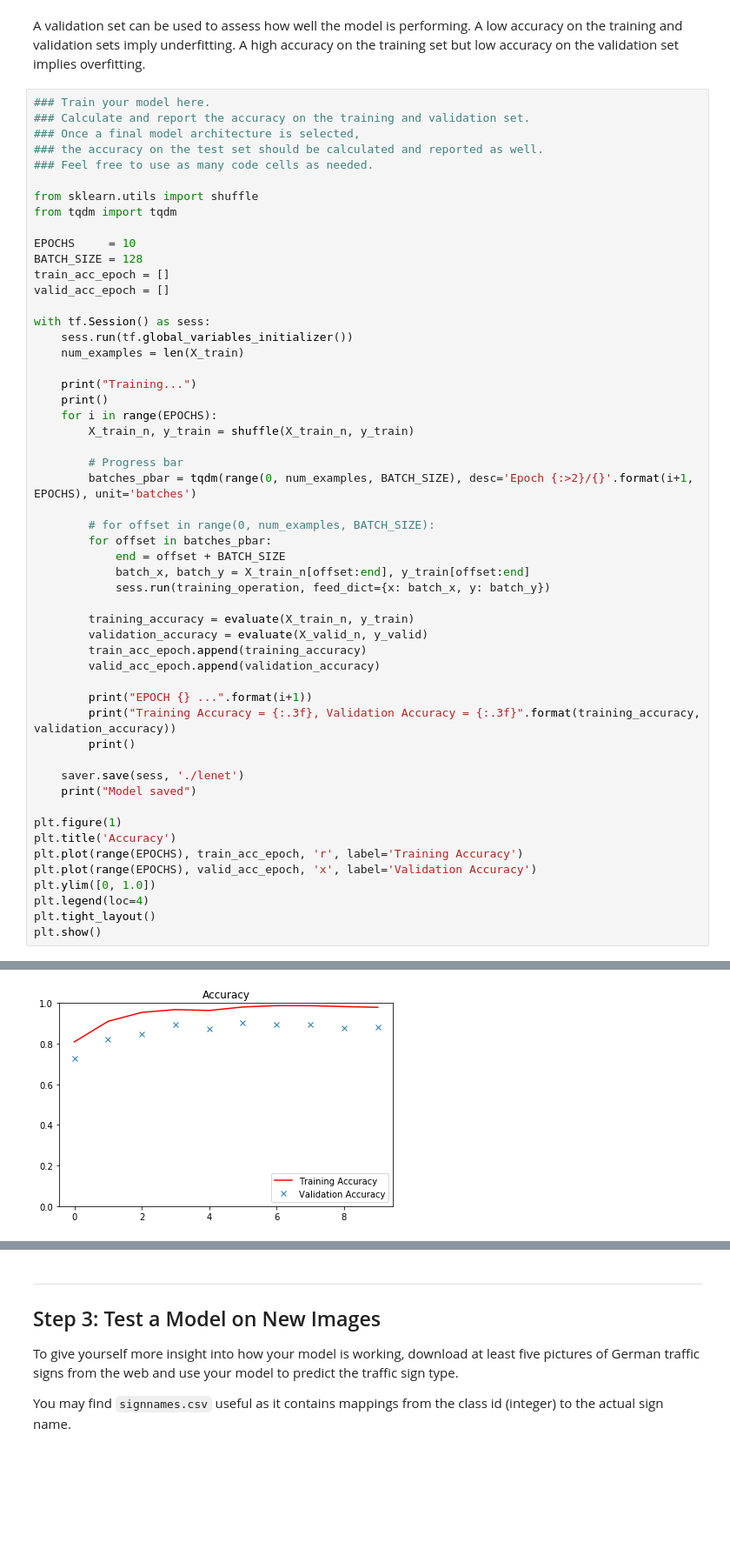
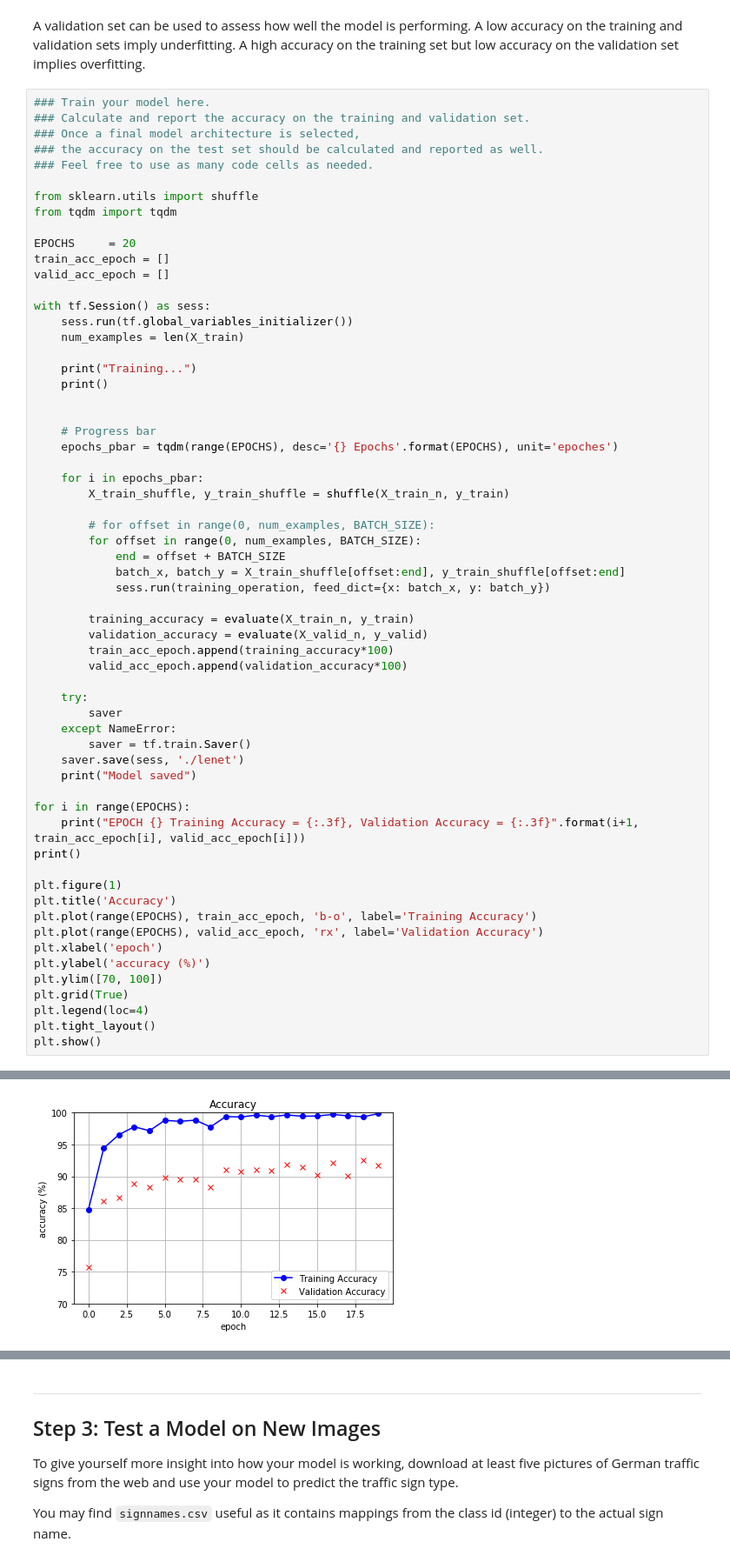
Before and after one commit to tjphoton/CarND, a Jupyter notebook: CarND-Traffic-Sign-Classifier-Project/Traffic_Sign_Classifier.ipynb, the cells around one changed output, grey strips where cells are left out. Shown at 87% size. Drawn from its saved outputs; the diff is of its cells as text; blank space fills up the shorter version.

```diff
--- a/CarND-Traffic-Sign-Classifier-Project/Traffic_Sign_Classifier.ipynb
+++ b/CarND-Traffic-Sign-Classifier-Project/Traffic_Sign_Classifier.ipynb
@@ -278,8 +345,7 @@ sets imply underfitting. A high accuracy on the training set but low accuracy on
 from sklearn.utils import shuffle
 from tqdm import tqdm
 
-EPOCHS     = 10
-BATCH_SIZE = 128
+EPOCHS     = 20
 train_acc_epoch = []
 valid_acc_epoch = []
 
@@ -289,35 +355,44 @@ with tf.Session() as sess:
 
     print("Training...")
     print()
-    for i in range(EPOCHS):
-        X_train_n, y_train = shuffle(X_train_n, y_train)
 
-        # Progress bar
-        batches_pbar = tqdm(range(0, num_examples, BATCH_SIZE), desc='Epoch {:>2}/{}'.format(i+1, EPOCHS), unit='batches')
+
+    # Progress bar
+    epochs_pbar = tqdm(range(EPOCHS), desc='{} Epochs'.format(EPOCHS), unit='epoches')
+
+    for i in epochs_pbar:
+        X_train_shuffle, y_train_shuffle = shuffle(X_train_n, y_train)
 
         # for offset in range(0, num_examples, BATCH_SIZE):
-        for offset in batches_pbar:
+        for offset in range(0, num_examples, BATCH_SIZE):
             end = offset + BATCH_SIZE
-            batch_x, batch_y = X_train_n[offset:end], y_train[offset:end]
+            batch_x, batch_y = X_train_shuffle[offset:end], y_train_shuffle[offset:end]
             sess.run(training_operation, feed_dict={x: batch_x, y: batch_y})
 
         training_accuracy = evaluate(X_train_n, y_train)
         validation_accuracy = evaluate(X_valid_n, y_valid)
-        train_acc_epoch.append(training_accuracy)
-        valid_acc_epoch.append(validation_accuracy)
+        train_acc_epoch.append(training_accuracy*100)
+        valid_acc_epoch.append(validation_accuracy*100)
 
-        print("EPOCH {} ...".format(i+1))
-        print("Training Accuracy = {:.3f}, Validation Accuracy = {:.3f}".format(training_accuracy, validation_accuracy))
-        print()
-
+    try:
+        saver
+    except NameError:
+        saver = tf.train.Saver()
     saver.save(sess, './lenet')
     print("Model saved")
 
+for i in range(EPOCHS):
+    print("EPOCH {} Training Accuracy = {:.3f}, Validation Accuracy = {:.3f}".format(i+1, train_acc_epoch[i], valid_acc_epoch[i]))
+print()
+
 plt.figure(1)
 plt.title('Accuracy')
-plt.plot(range(EPOCHS), train_acc_epoch, 'r', label='Training Accuracy')
-plt.plot(range(EPOCHS), valid_acc_epoch, 'x', label='Validation Accuracy')
-plt.ylim([0, 1.0])
+plt.plot(range(EPOCHS), train_acc_epoch, 'b-o', label='Training Accuracy')
+plt.plot(range(EPOCHS), valid_acc_epoch, 'rx', label='Validation Accuracy')
+plt.xlabel('epoch')
+plt.ylabel('accuracy (%)')
+plt.ylim([70, 100])
+plt.grid(True)
 plt.legend(loc=4)
 plt.tight_layout()
 plt.show()
@@ -348,3 +418,3 @@ Model saved
-[figure, old version]
+[figure, new version]
 # %%
 with tf.Session() as sess:
```
Also changed, not shown: parts of 19 cells of this notebook, 1 other file.
